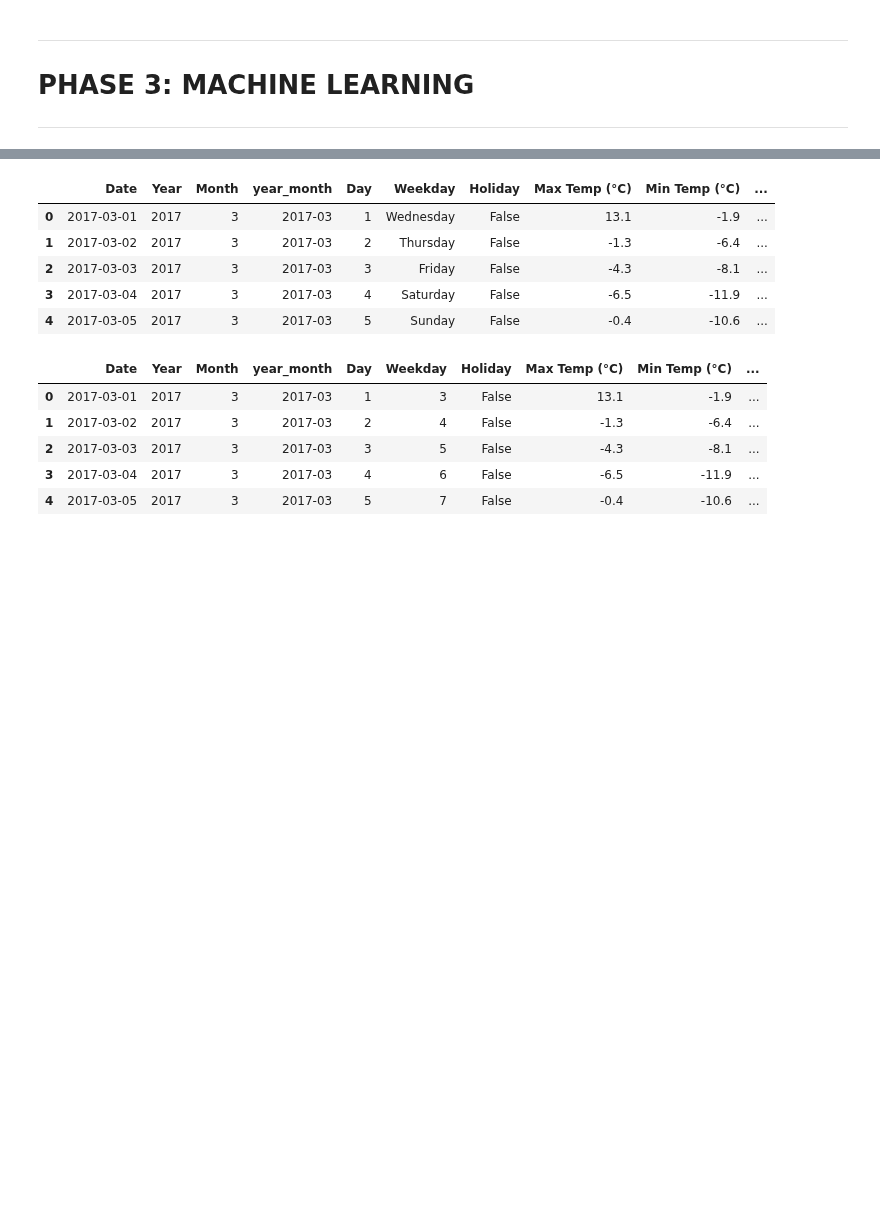
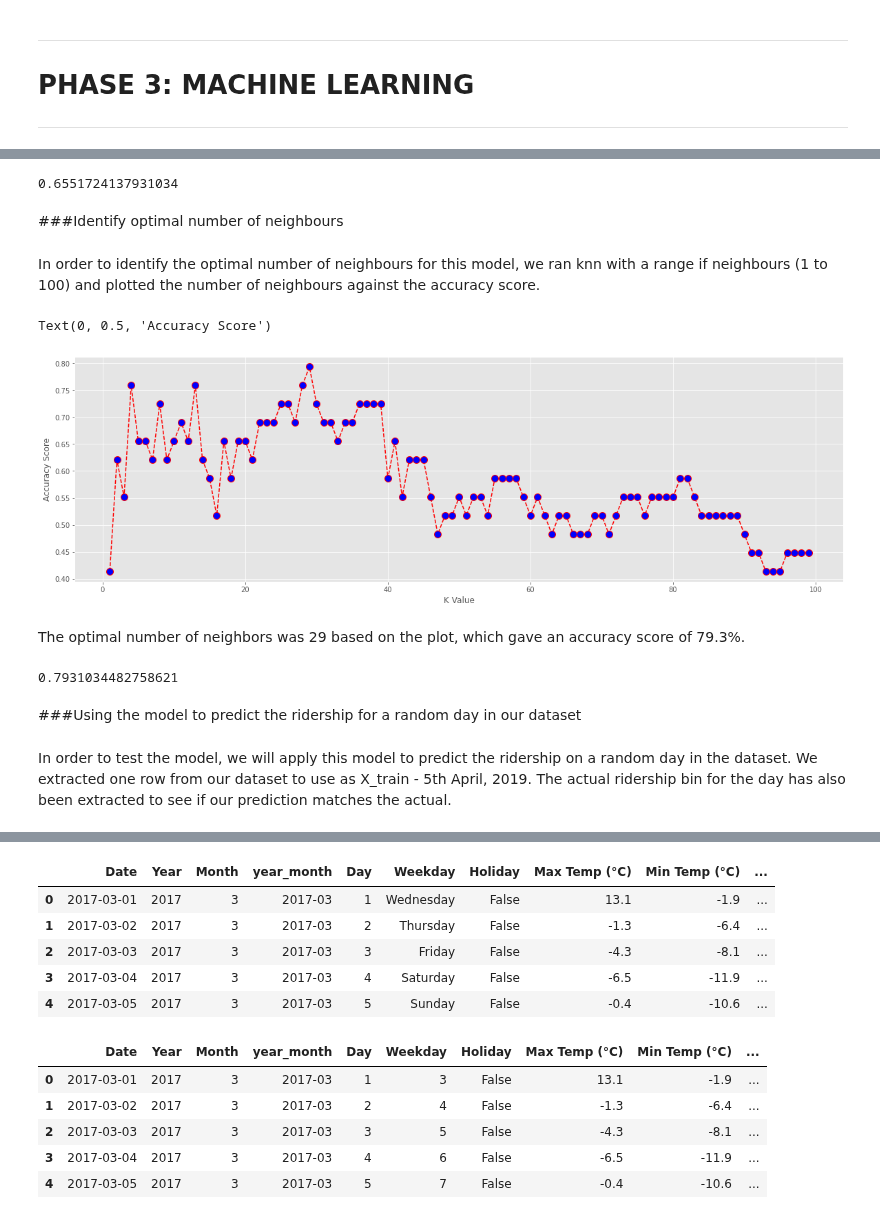
Before and after one commit to VernonNaidoo-Toronto/SCS3250-Group-2-Final-Project, a Jupyter notebook: 3_Machine_Learning.ipynb, the cells around one changed output, grey strips where cells are left out. Drawn from its saved outputs; the diff is of its cells as text; code cells hidden in the pictures; blank space fills up the shorter version.

```diff
--- a/3_Machine_Learning.ipynb
+++ b/3_Machine_Learning.ipynb
@@ -6,0 +299,5 @@
+# %%
+y_train_1 = y.loc[(X['Date']>"2017-03-01") & (X['Date']<"2019-06-01")]
+y_train_2 = y.loc[(X['Date']>"2019-06-30") & (X['Date']<"2020-03-01")]
+y_train = pd.concat([y_train_1, y_train_2], ignore_index=True, sort =False)
+y_train.shape
@@ -6,0 +306,3 @@
+# %%
+y_test = y.loc[(X['Date']>"2019-05-31") & (X['Date']<"2019-07-01")]
+y_test.shape
@@ -6,0 +313,7 @@
+# %%
+from sklearn.neighbors import KNeighborsClassifier
+from sklearn.metrics import accuracy_score
+knn = KNeighborsClassifier(n_neighbors=5)
+knn.fit(X_train,y_train)
+y_hat = knn.predict(X_test)
+y_hat
@@ -6,0 +351,40 @@
+# %%
+accuracy_score(y_test,y_hat)
+# %% [output]
+0.6551724137931034
+# %% [markdown]
+###Identify optimal number of neighbours
+# %% [markdown]
+In order to identify the optimal number of neighbours for this model, we ran knn with a range if neighbours (1 to 100) and plotted the number of neighbours against the accuracy score.
+# %%
+neighbors = range(1,100)
+error = []
+score = []
+for i in neighbors:
+    knn = KNeighborsClassifier(n_neighbors=i)
+    knn.fit(X_train, y_train)
+    y_hat = knn.predict(X_test)
+    score.append(accuracy_score(y_test, y_hat))
+# %%
+plt.figure(figsize=(20, 6))
+plt.plot(neighbors, score, color='red', linestyle='dashed', marker='o',
+         markerfacecolor='blue', markersize=10)
+plt.xlabel('K Value')
+plt.ylabel('Accuracy Score')
+# %% [output]
+Text(0, 0.5, 'Accuracy Score')
+[figure, added]
+# %% [markdown]
+The optimal number of neighbors was 29 based on the plot, which gave an accuracy score of 79.3%.
+# %%
+knn = KNeighborsClassifier(n_neighbors=29) #best score
+knn.fit(X_train, y_train)
+y_hat = knn.predict(X_test)
+score = accuracy_score(y_test, y_hat)
+score
+# %% [output]
+0.7931034482758621
+# %% [markdown]
+###Using the model to predict the ridership for a random day in our dataset
+# %% [markdown]
+In order to test the model, we will apply this model to predict the ridership on a random day in the dataset. We extracted one row from our dataset to use as X_train - 5th April, 2019. The actual ridership bin for the day has also been extracted to see if our prediction matches the actual.
```
Also changed, not shown: parts of 64 cells of this notebook.
